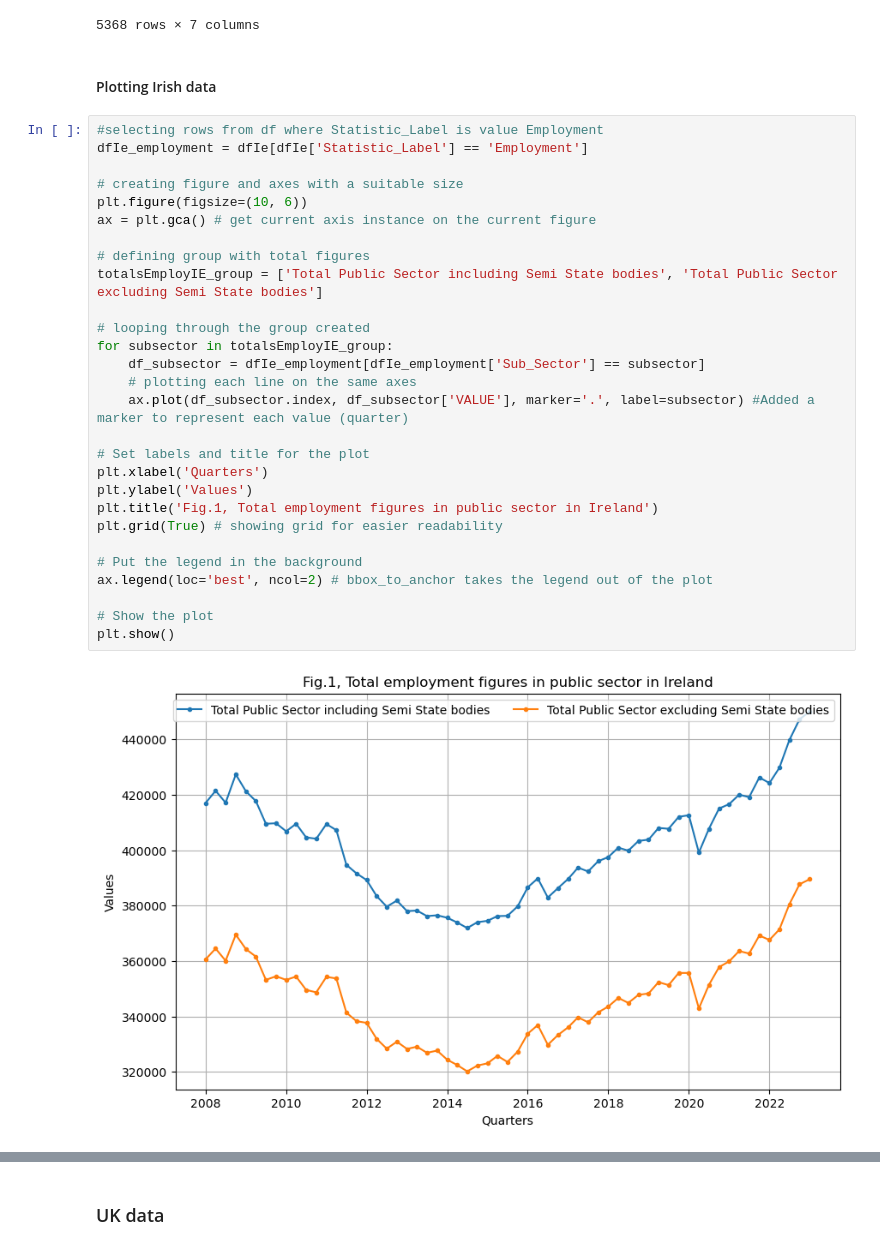
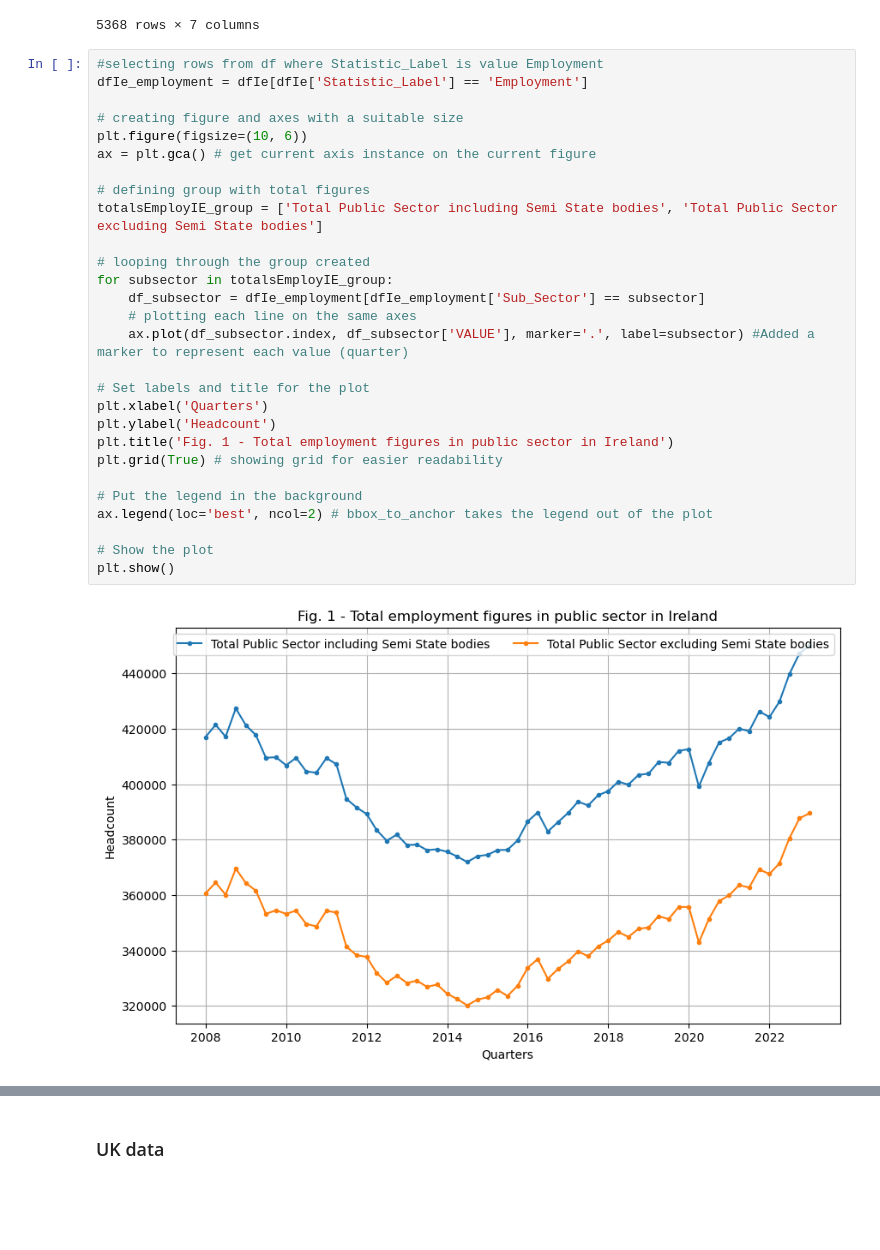
Before and after one commit to Carloselrecharlie/ML_assessment_repeat, a Jupyter notebook: sba22448_Integrated_CA-ML.ipynb, the cells around one changed output, grey strips where cells are left out. Cells and saved outputs as stored; diff of their text form; blank space fills up the shorter version.

Commit message:
EDA salaries in Ireland and UK

```diff
--- a/sba22448_Integrated_CA-ML.ipynb
+++ b/sba22448_Integrated_CA-ML.ipynb
@@ -143,38 +143,36 @@ dfIe
 | 2023-01-01 | EHQ10C08 | Average hourly total labour costs | 20231 | - | Total Public Sector including Sem... | Euro | 37.64 |
 | 2023-01-01 | EHQ10C08 | Average hourly total labour costs | 20231 | 08 | Total Public Sector excluding Sem... | Euro | 37.68 |
 5368 rows × 7 columns
-# %% [markdown]
-#### Plotting Irish data
 # %%
 #selecting rows from df where Statistic_Label is value Employment
 dfIe_employment = dfIe[dfIe['Statistic_Label'] == 'Employment']
 
 # creating figure and axes with a suitable size
 plt.figure(figsize=(10, 6))
 ax = plt.gca() # get current axis instance on the current figure
 
 # defining group with total figures
 totalsEmployIE_group = ['Total Public Sector including Semi State bodies', 'Total Public Sector excluding Semi State bodies']
 
 # looping through the group created
 for subsector in totalsEmployIE_group:
     df_subsector = dfIe_employment[dfIe_employment['Sub_Sector'] == subsector]
     # plotting each line on the same axes
     ax.plot(df_subsector.index, df_subsector['VALUE'], marker='.', label=subsector) #Added a marker to represent each value (quarter)
 
 # Set labels and title for the plot
 plt.xlabel('Quarters')
-plt.ylabel('Values')
-plt.title('Fig.1, Total employment figures in public sector in Ireland')
+plt.ylabel('Headcount')
+plt.title('Fig. 1 - Total employment figures in public sector in Ireland')
 plt.grid(True) # showing grid for easier readability
 
 # Put the legend in the background
 ax.legend(loc='best', ncol=2) # bbox_to_anchor takes the legend out of the plot
 
 # Show the plot
 plt.show()
 # %% [output]
-[figure, old version]
+[figure, new version]
 # %%
 # creating figure and axes with a suitable size
 plt.figure(figsize=(10, 6))
```
Also changed, not shown: parts of 11 cells of this notebook, 1 other file.
